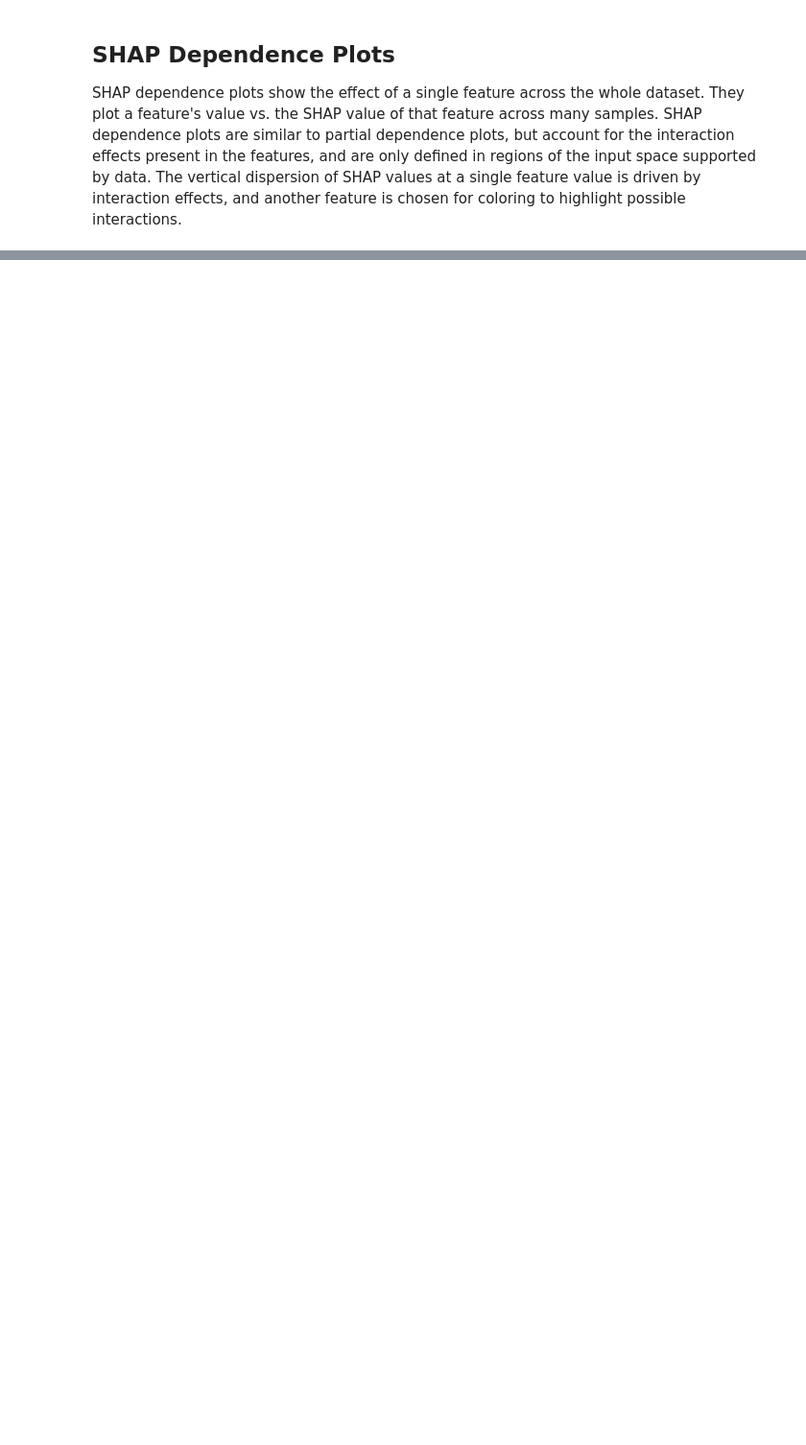
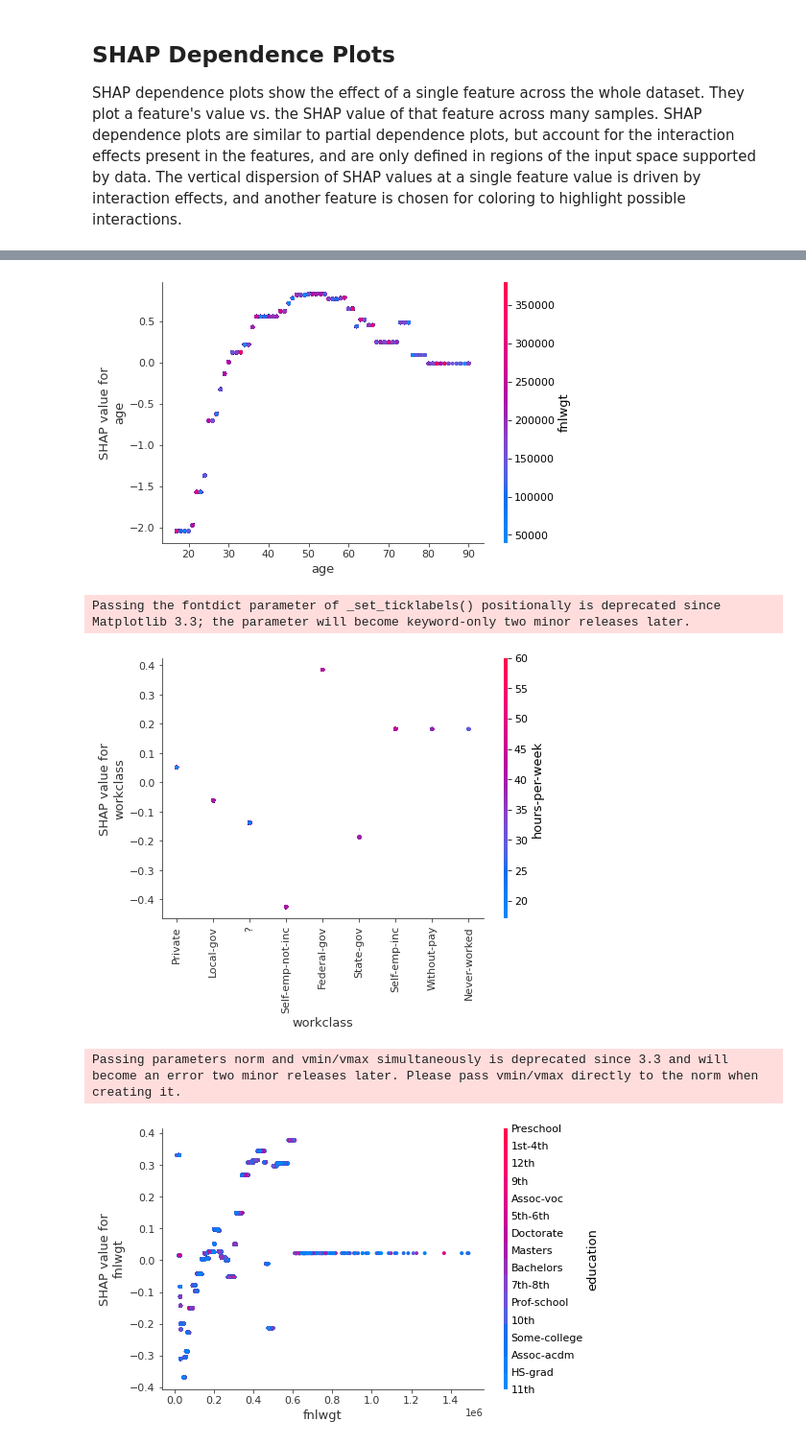
Before and after one commit to mahdiislam79/Adult_income_prediction, a Jupyter notebook: Adult_income_prediction.ipynb, the cells around one changed output, grey strips where cells are left out. Shown at 96% size. Drawn from its saved outputs; the diff is of its cells as text; code cells hidden in the pictures; blank space fills up the shorter version.

```diff
--- a/Adult_income_prediction.ipynb
+++ b/Adult_income_prediction.ipynb
@@ -213,5 +214,5 @@ params = {
 # %%
 model_train = lgb.train(params, d_train,num_boost_round= 10000, valid_sets=[d_test], early_stopping_rounds=50, verbose_eval=1000)
-model_a = lgb.train(params, da_train,num_boost_round= 10000, valid_sets=[da_test], early_stopping_rounds=50, verbose_eval=1000)
+# model_a = lgb.train(params, da_train,num_boost_round= 10000, valid_sets=[da_test], early_stopping_rounds=50, verbose_eval=1000)
 # %% [output]
 Training until validation scores don't improve for 50 rounds
@@ -308,0 +325,14 @@ Passing the fontdict parameter of _set_ticklabels() positionally is deprecated s
+# %%
+params = {
+    "max_bin": 512,
+    "learning_rate": 0.1,         # Previous value 0.05
+    "boosting_type": "gbdt",
+    "objective": "binary",
+    "metric": "binary_logloss",
+    "num_leaves": 2,              # Previous values 10
+    "verbose": -1,
+    "min_data_in_leaf": 100,
+    "boost_from_average": True
+}
+
+model_ind = lgb.train(params, d_train,num_boost_round= 20000, valid_sets=[d_test], early_stopping_rounds=50, verbose_eval=1000)
@@ -308,0 +355,2 @@ Passing the fontdict parameter of _set_ticklabels() positionally is deprecated s
+# %%
+shap_values_ind = shap.TreeExplainer(model_ind).shap_values(X)
@@ -308,0 +359,9 @@ Passing the fontdict parameter of _set_ticklabels() positionally is deprecated s
+# %%
+for name in X_train.columns:
+    shap.dependence_plot(name, shap_values_ind[1], X , display_features=X_display)
+# %% [output]
+[figure, added]
+Passing the fontdict parameter of _set_ticklabels() positionally is deprecated since Matplotlib 3.3; the parameter will become keyword-only two minor releases later.
+[figure, added]
+Passing parameters norm and vmin/vmax simultaneously is deprecated since 3.3 and will become an error two minor releases later. Please pass vmin/vmax directly to the norm when creating it.
+[figure, added]
```
Also changed, not shown: parts of 11 cells of this notebook.
